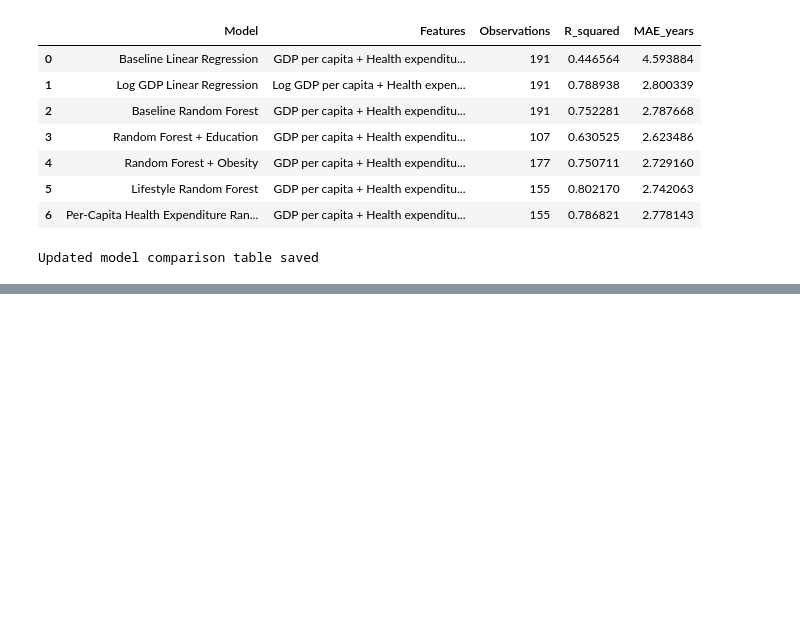
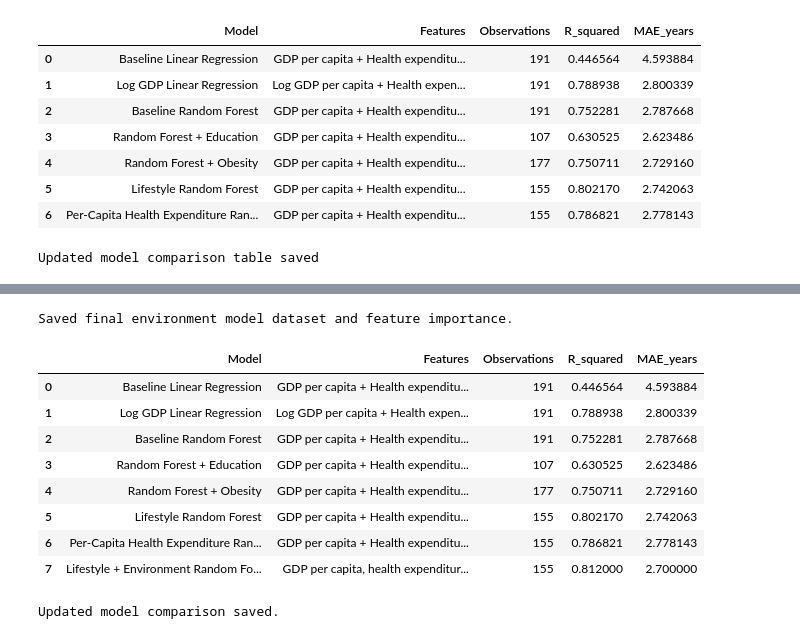
Before and after one commit to serrafrancesco271105/life-expectancy-machine-learning, a Jupyter notebook: notebooks/01_data_exploration.ipynb, the cells around one changed output, grey strips where cells are left out. Cells and saved outputs as stored; diff of their text form; code cells hidden in the pictures; blank space fills up the shorter version.

```diff
--- a/notebooks/01_data_exploration.ipynb
+++ b/notebooks/01_data_exploration.ipynb
@@ -2096,0 +2561,49 @@ Updated model comparison table saved
+# %%
+# Save final environment model dataset and feature importance
+
+environment_model_dataset.to_csv(
+    "../data/final_environment_model_dataset.csv",
+    index=False
+)
+
+environment_feature_importance.to_csv(
+    "../data/final_environment_feature_importance.csv",
+    index=False
+)
+
+print("Saved final environment model dataset and feature importance.")
+# %% [output]
+Saved final environment model dataset and feature importance.
+# %%
+model_comparison = pd.read_csv("../data/model_comparison.csv")
+
+new_model = pd.DataFrame([{
+    "Model": "Lifestyle + Environment Random Forest",
+    "Features": "GDP per capita, health expenditure, obesity, smoking, air pollution",
+    "Observations": len(environment_model_dataset),
+    "R_squared": round(r2_environment, 3),
+    "MAE_years": round(mae_environment, 2)
+}])
+
+model_comparison_updated = pd.concat(
+    [model_comparison, new_model],
+    ignore_index=True
+)
+
+model_comparison_updated
+# %% [output]
+|  | Model | Features | Observations | R_squared | MAE_years |
+| 0 | Baseline Linear Regression | GDP per capita + Health expenditu... | 191 | 0.446564 | 4.593884 |
+| 1 | Log GDP Linear Regression | Log GDP per capita + Health expen... | 191 | 0.788938 | 2.800339 |
+| 2 | Baseline Random Forest | GDP per capita + Health expenditu... | 191 | 0.752281 | 2.787668 |
+| 3 | Random Forest + Education | GDP per capita + Health expenditu... | 107 | 0.630525 | 2.623486 |
+| 4 | Random Forest + Obesity | GDP per capita + Health expenditu... | 177 | 0.750711 | 2.729160 |
+| 5 | Lifestyle Random Forest | GDP per capita + Health expenditu... | 155 | 0.802170 | 2.742063 |
+| 6 | Per-Capita Health Expenditure Ran... | GDP per capita + Health expenditu... | 155 | 0.786821 | 2.778143 |
+| 7 | Lifestyle + Environment Random Fo... | GDP per capita, health expenditur... | 155 | 0.812000 | 2.700000 |
+# %%
+model_comparison_updated.to_csv("../data/model_comparison.csv", index=False)
+
+print("Updated model comparison saved.")
+# %% [output]
+Updated model comparison saved.
```
Also changed, not shown: parts of 19 cells of this notebook, 3 other files.
